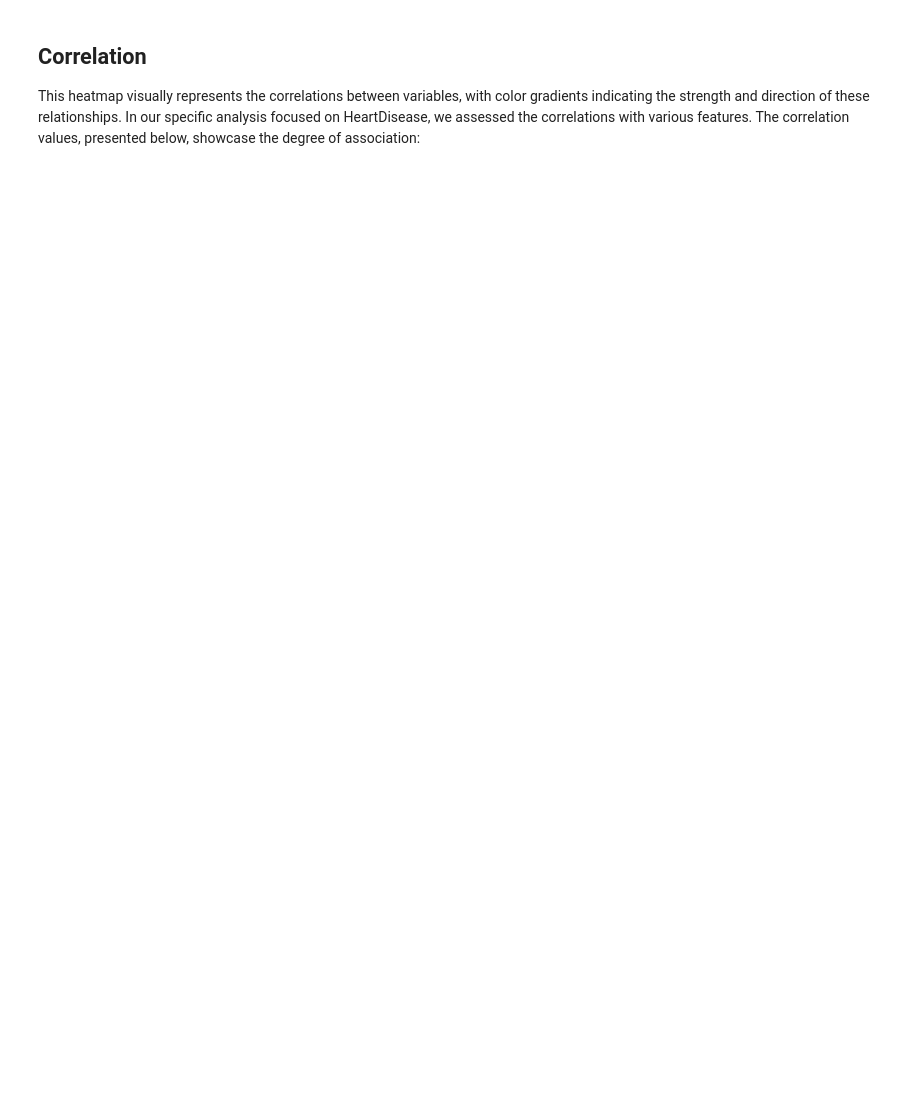
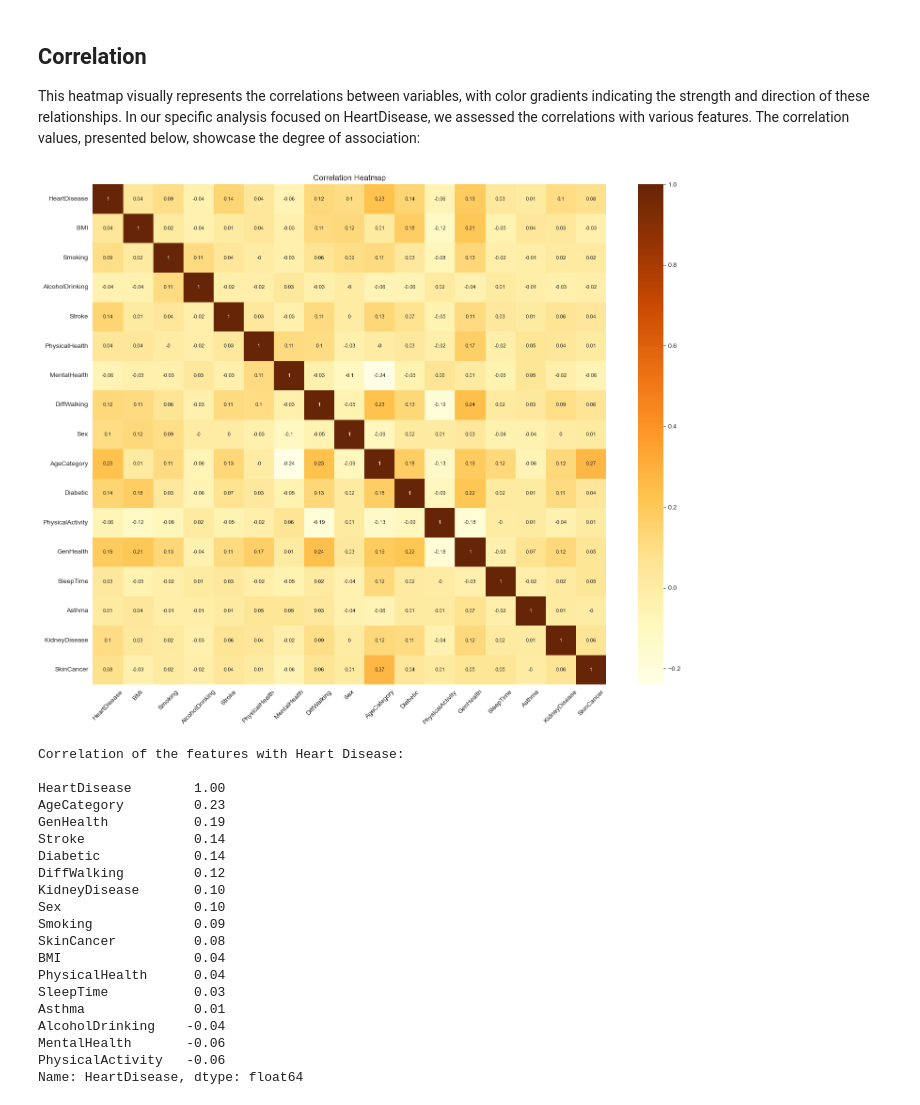
Before and after one commit to fonsi16/Data-Science-Project, a Jupyter notebook: projeto/notebooks/data_exploration_preprocessing_notebook.ipynb, the cells around one changed output. Saved outputs shown, nothing was run; the diff lists cells and outputs as text; code cells hidden in the pictures; blank space fills up the shorter version.

```diff
--- a/projeto/notebooks/data_exploration_preprocessing_notebook.ipynb
+++ b/projeto/notebooks/data_exploration_preprocessing_notebook.ipynb
@@ -813,4 +845,26 @@ data_analysis_instance.plots(['count'])
 ## Correlation
 This heatmap visually represents the correlations between variables, with color gradients indicating the strength and direction of these relationships. In our specific analysis focused on HeartDisease, we assessed the correlations with various features. The correlation values, presented below, showcase the degree of association:
 # %%
-data_analysis_instance.plots(['correlation'])
+data_visualization_cleaned.plots(['correlation'])
+# %% [output]
+[figure, added]
+Correlation of the features with Heart Disease:
+
+HeartDisease        1.00
+AgeCategory         0.23
+GenHealth           0.19
+Stroke              0.14
+Diabetic            0.14
+DiffWalking         0.12
+KidneyDisease       0.10
+Sex                 0.10
+Smoking             0.09
+SkinCancer          0.08
+BMI                 0.04
+PhysicalHealth      0.04
+SleepTime           0.03
+Asthma              0.01
+AlcoholDrinking    -0.04
+MentalHealth       -0.06
+PhysicalActivity   -0.06
+Name: HeartDisease, dtype: float64
```
Also changed, not shown: parts of 7 cells of this notebook, 1 other file.
